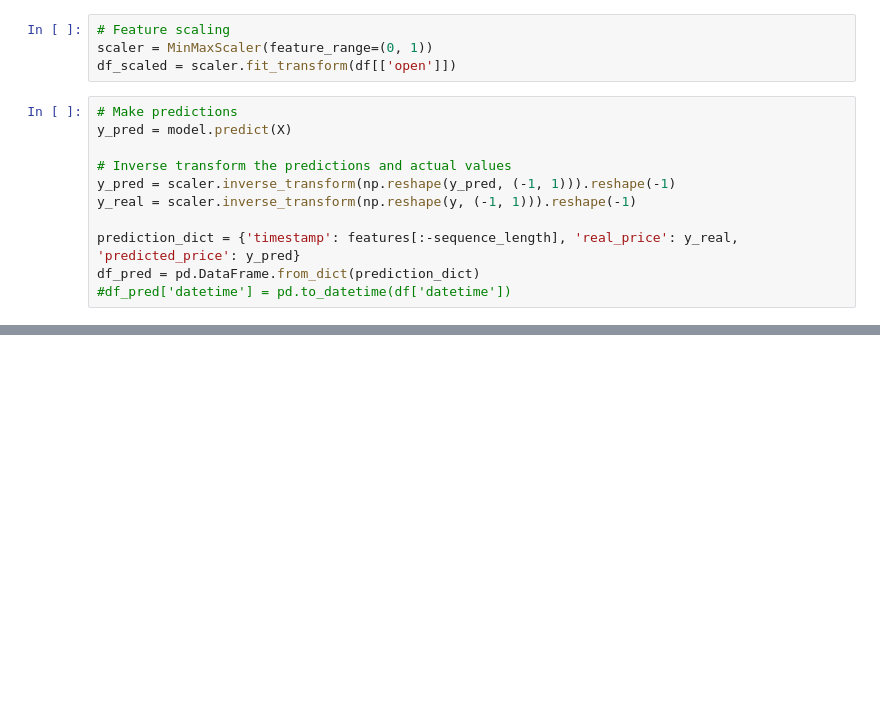
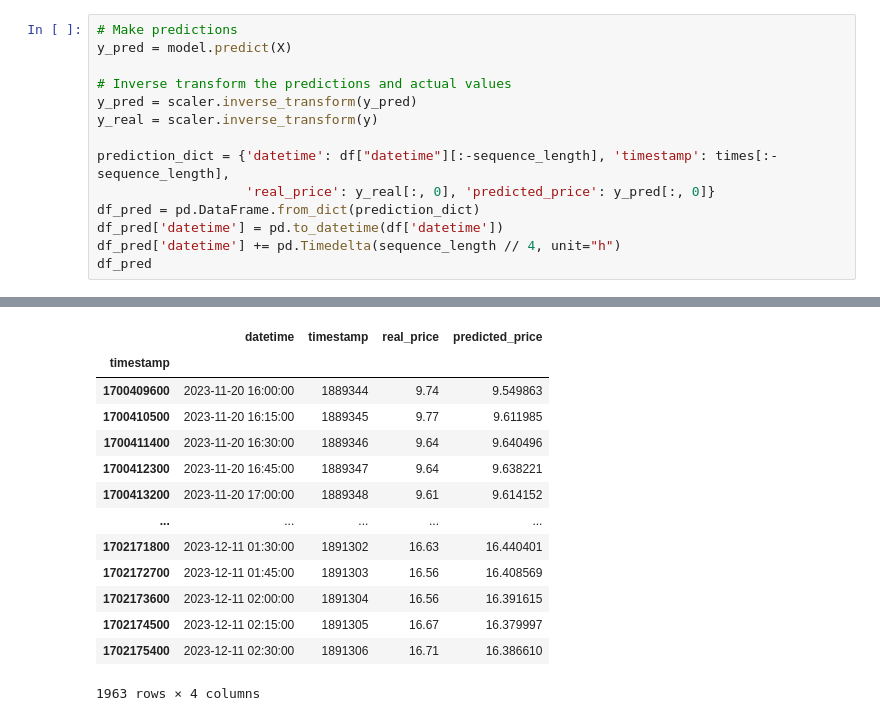
Before and after one commit to Derni300/AI-CryptoPriceForecast, a Jupyter notebook: forecast.ipynb, the cells around one changed output, grey strips where cells are left out. Saved outputs shown, nothing was run; the diff lists cells and outputs as text; blank space fills up the shorter version.

```diff
--- a/forecast.ipynb
+++ b/forecast.ipynb
@@ -121,17 +88,16 @@ Epoch 20/20
 <keras.src.callbacks.History at 0x...>
-# %%
-# Feature scaling
-scaler = MinMaxScaler(feature_range=(0, 1))
-df_scaled = scaler.fit_transform(df[['open']])
 # %%
 # Make predictions
 y_pred = model.predict(X)
 
 # Inverse transform the predictions and actual values
-y_pred = scaler.inverse_transform(np.reshape(y_pred, (-1, 1))).reshape(-1)
-y_real = scaler.inverse_transform(np.reshape(y, (-1, 1))).reshape(-1)
+y_pred = scaler.inverse_transform(y_pred)
+y_real = scaler.inverse_transform(y)
 
-prediction_dict = {'timestamp': features[:-sequence_length], 'real_price': y_real, 'predicted_price': y_pred}
+prediction_dict = {'datetime': df["datetime"][:-sequence_length], 'timestamp': times[:-sequence_length],
+                   'real_price': y_real[:, 0], 'predicted_price': y_pred[:, 0]}
 df_pred = pd.DataFrame.from_dict(prediction_dict)
-#df_pred['datetime'] = pd.to_datetime(df['datetime'])
+df_pred['datetime'] = pd.to_datetime(df['datetime'])
+df_pred['datetime'] += pd.Timedelta(sequence_length // 4, unit="h")
+df_pred
 # %% [output]
@@ -139,2 +105,16 @@ df_pred = pd.DataFrame.from_dict(prediction_dict)
+|  | datetime | timestamp | real_price | predicted_price |
+| timestamp |  |  |  |  |
+| 1700409600 | 2023-11-20 16:00:00 | 1889344 | 9.74 | 9.549863 |
+| 1700410500 | 2023-11-20 16:15:00 | 1889345 | 9.77 | 9.611985 |
+| 1700411400 | 2023-11-20 16:30:00 | 1889346 | 9.64 | 9.640496 |
+| 1700412300 | 2023-11-20 16:45:00 | 1889347 | 9.64 | 9.638221 |
+| 1700413200 | 2023-11-20 17:00:00 | 1889348 | 9.61 | 9.614152 |
+| ... | ... | ... | ... | ... |
+| 1702171800 | 2023-12-11 01:30:00 | 1891302 | 16.63 | 16.440401 |
+| 1702172700 | 2023-12-11 01:45:00 | 1891303 | 16.56 | 16.408569 |
+| 1702173600 | 2023-12-11 02:00:00 | 1891304 | 16.56 | 16.391615 |
+| 1702174500 | 2023-12-11 02:15:00 | 1891305 | 16.67 | 16.379997 |
+| 1702175400 | 2023-12-11 02:30:00 | 1891306 | 16.71 | 16.386610 |
+1963 rows × 4 columns
 # %%
 # Plot the results
```
Also changed, not shown: parts of 13 cells of this notebook, 3 other files.
